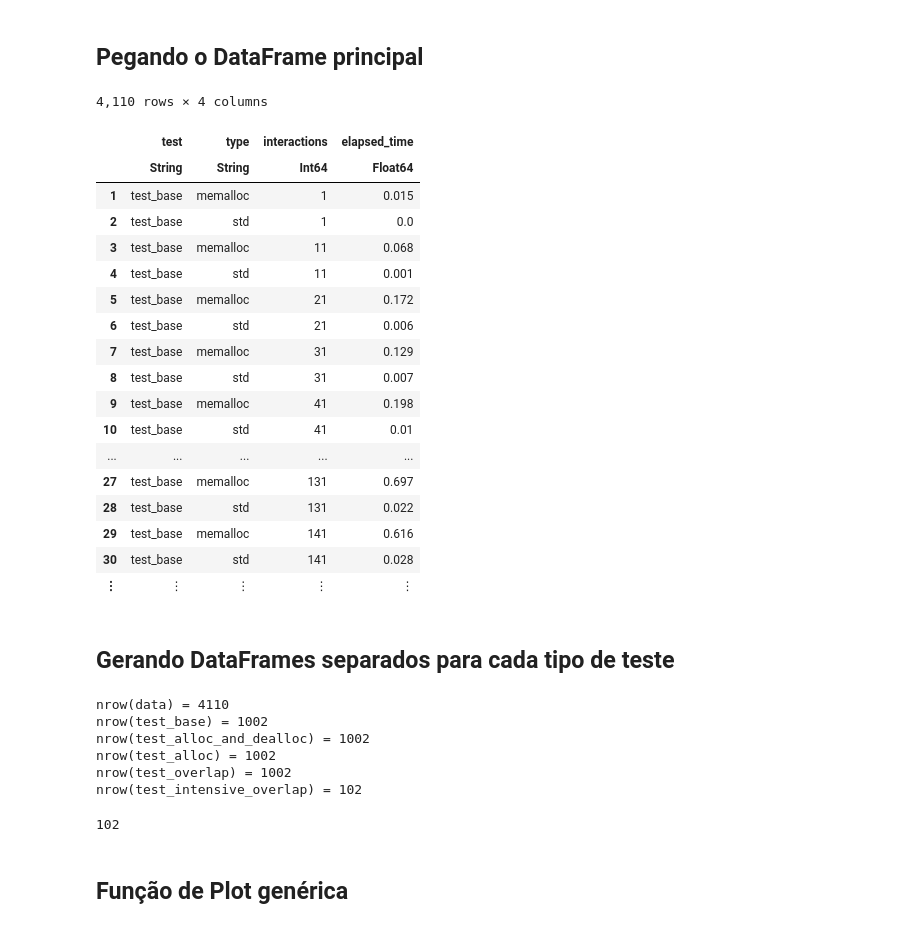
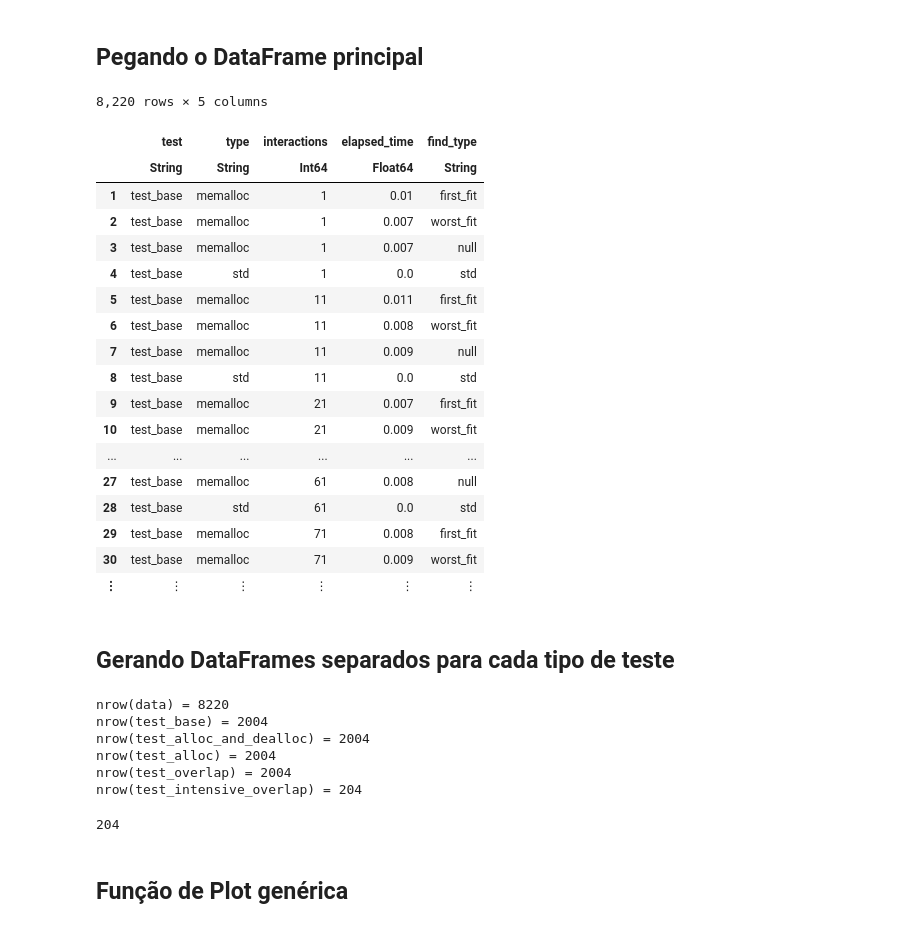
Before and after one commit to Softawii/memalloc, a Jupyter notebook: data.jl.ipynb, the cells around one changed output. Drawn from its saved outputs; the diff is of its cells as text; code cells hidden in the pictures.

```diff
--- a/data.jl.ipynb
+++ b/data.jl.ipynb
@@ -7,27 +7,27 @@ using Plots
 # %% [markdown]
 ## Pegando o DataFrame principal
 # %%
-data = DataFrames.DataFrame(CSV.File("res/results.csv"))
+data = DataFrames.DataFrame(CSV.File("res/minimum_results.csv"))
 # %% [output]
-4,110 rows × 4 columns
+8,220 rows × 5 columns
-|  | test | type | interactions | elapsed_time |
-|  | String | String | Int64 | Float64 |
-| 1 | test_base | memalloc | 1 | 0.015 |
-| 2 | test_base | std | 1 | 0.0 |
-| 3 | test_base | memalloc | 11 | 0.068 |
-| 4 | test_base | std | 11 | 0.001 |
-| 5 | test_base | memalloc | 21 | 0.172 |
-| 6 | test_base | std | 21 | 0.006 |
-| 7 | test_base | memalloc | 31 | 0.129 |
-| 8 | test_base | std | 31 | 0.007 |
-| 9 | test_base | memalloc | 41 | 0.198 |
-| 10 | test_base | std | 41 | 0.01 |
-| ... | ... | ... | ... | ... |
-| 27 | test_base | memalloc | 131 | 0.697 |
-| 28 | test_base | std | 131 | 0.022 |
-| 29 | test_base | memalloc | 141 | 0.616 |
-| 30 | test_base | std | 141 | 0.028 |
-| ⋮ | ⋮ | ⋮ | ⋮ | ⋮ |
+|  | test | type | interactions | elapsed_time | find_type |
+|  | String | String | Int64 | Float64 | String |
+| 1 | test_base | memalloc | 1 | 0.01 | first_fit |
+| 2 | test_base | memalloc | 1 | 0.007 | worst_fit |
+| 3 | test_base | memalloc | 1 | 0.007 | null |
+| 4 | test_base | std | 1 | 0.0 | std |
+| 5 | test_base | memalloc | 11 | 0.011 | first_fit |
+| 6 | test_base | memalloc | 11 | 0.008 | worst_fit |
+| 7 | test_base | memalloc | 11 | 0.009 | null |
+| 8 | test_base | std | 11 | 0.0 | std |
+| 9 | test_base | memalloc | 21 | 0.007 | first_fit |
+| 10 | test_base | memalloc | 21 | 0.009 | worst_fit |
+| ... | ... | ... | ... | ... | ... |
+| 27 | test_base | memalloc | 61 | 0.008 | null |
+| 28 | test_base | std | 61 | 0.0 | std |
+| 29 | test_base | memalloc | 71 | 0.008 | first_fit |
+| 30 | test_base | memalloc | 71 | 0.009 | worst_fit |
+| ⋮ | ⋮ | ⋮ | ⋮ | ⋮ | ⋮ |
 # %% [markdown]
 ## Gerando DataFrames separados para cada tipo de teste
 # %%
@@ -45,13 +45,13 @@ test_intensive_overlap = filter(row -> row.test == "test_intensive_overlap", dat
 @show nrow(test_overlap)
 @show nrow(test_intensive_overlap)
 # %% [output]
-nrow(data) = 4110
-nrow(test_base) = 1002
-nrow(test_alloc_and_dealloc) = 1002
-nrow(test_alloc) = 1002
-nrow(test_overlap) = 1002
-nrow(test_intensive_overlap) = 102
+nrow(data) = 8220
+nrow(test_base) = 2004
+nrow(test_alloc_and_dealloc) = 2004
+nrow(test_alloc) = 2004
+nrow(test_overlap) = 2004
+nrow(test_intensive_overlap) = 204
-102
+204
 # %% [markdown]
 ## Função de Plot genérica
 # %%
```
Also changed, not shown: parts of 6 cells of this notebook, 5 other files.
